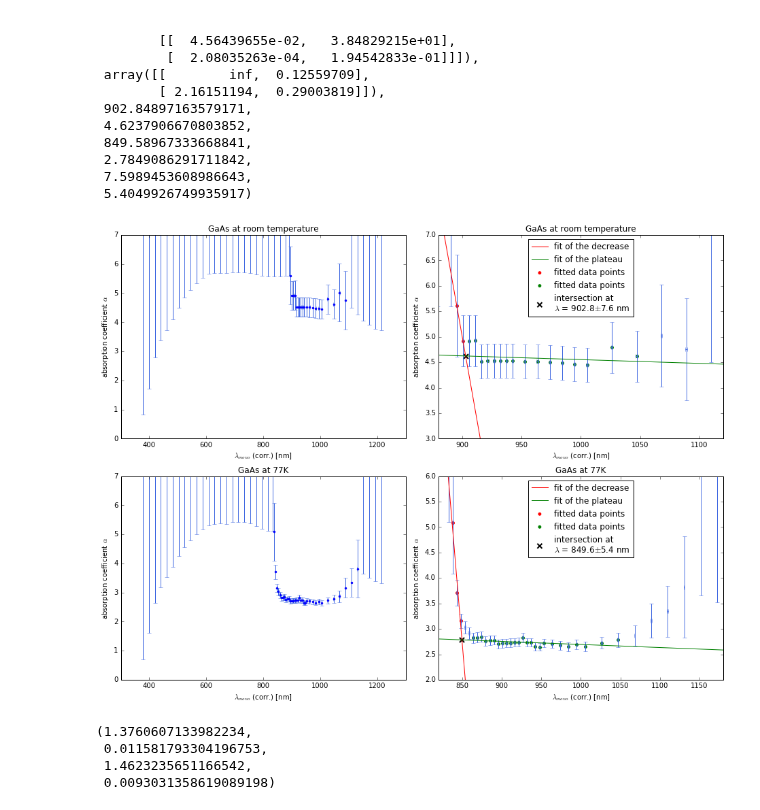
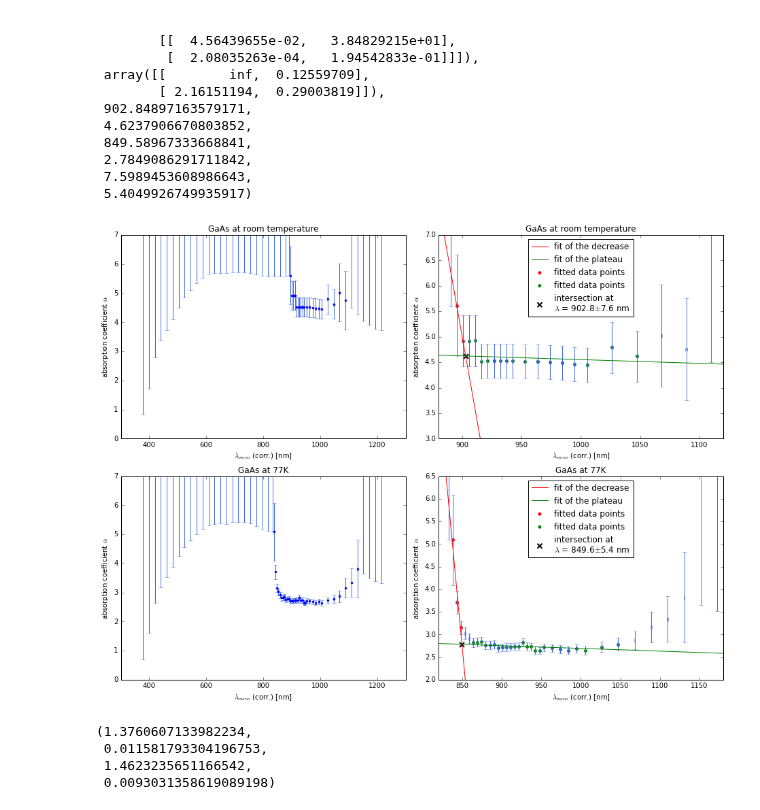
Before and after one commit to NlKLas/PyRePo, a Jupyter notebook: V44/V44.ipynb, the cells around one changed output. Saved outputs shown, nothing was run; the diff lists cells and outputs as text; code cells hidden in the pictures.

```diff
--- a/V44/V44.ipynb
+++ b/V44/V44.ipynb
@@ -369,35 +369,35 @@ yerr = [α(10**-3, U_lamp(mono_ga[1][i], per[1])) - α(1, U_lamp(mono_ga[1][i],
         if 10**-3 > U_ga[1][i]
         else Δα(U_ga[1][i], ΔU, U_lamp(mono_ga[1][i], per[1]), ΔU)
         for i in range(len(U_ga[1]))]
 
 ax[1][0].errorbar(λ_corr(mono_ga[1]), y, xerr = Δλ_corr(mono_ga[1]), yerr=yerr, color='b', ecolor='royalblue', fmt='.')
 ax[1][0].set_ylim(0,7)
 ax[1][0].set_xlabel('$\lambda_{mono}$ (corr.) [nm]')
 ax[1][0].set_ylabel(r'absorption coefficient $\alpha$')
 ax[1][0].set_title('GaAs at 77K')
 
 
 x = np.linspace(820,1180,20)
 ax[1][1].errorbar(λ_corr(mono_ga[1]), y, xerr = Δλ_corr(mono_ga[1]), yerr=yerr, color='b', ecolor='royalblue',
                   fmt='none')
 ax[1][1].scatter(λ_corr(mono_ga[1][bor_ga[1][0][0]:bor_ga[1][0][1]]), y[bor_ga[1][0][0]:bor_ga[1][0][1]],
                 edgecolor='r', c='r', s=15, label='fitted data points')
 ax[1][1].plot(x, lin(x, *opt_ga[1][0]), c='r', label='fit of the decrease')
 ax[1][1].scatter(λ_corr(mono_ga[1][bor_ga[1][1][0]:bor_ga[1][1][1]]), y[bor_ga[1][1][0]:bor_ga[1][1][1]],
                  edgecolor='g', c='g', s=15, label='fitted data points')
 ax[1][1].plot(x, lin(x, *opt_ga[1][1]), c='g', label='fit of the plateau')
-ax[1][1].set_ylim(2,6)
+ax[1][1].set_ylim(2,6.5)
 ax[1][1].set_xlim(820,1180)
 ax[1][1].scatter(xintercept2, yintercept2, marker='x', c='k', s=50, lw=2, label="""intersection at
 $\lambda$ = %.1f$\pm$%.1f nm"""%(xintercept2, Δxintercept2))
 ax[1][1].set_xlabel('$\lambda_{mono}$ (corr.) [nm]')
 ax[1][1].set_ylabel(r'absorption coefficient $\alpha$')
 ax[1][1].legend(loc=0)
 ax[1][1].set_title('GaAs at 77K')
 fig.tight_layout()
 #fig.savefig('GaAs.pdf')
 # %% [output]
-[figure, old version]
+[figure, new version]
 # %%
 E_room = h*c/xintercept1/e*10**9 # in eV
 ΔE_room = E_room*Δxintercept1/xintercept1
```
Also changed, not shown: parts of 4 cells of this notebook, 3 other files.
